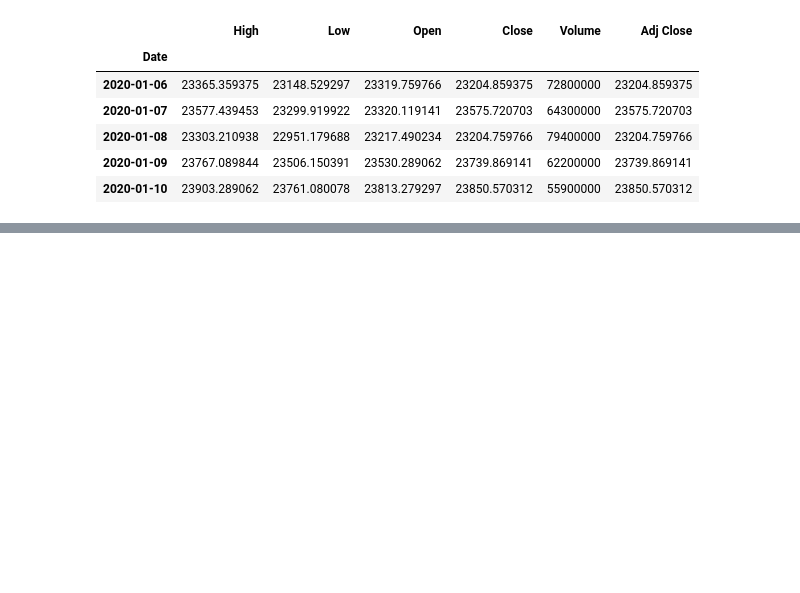
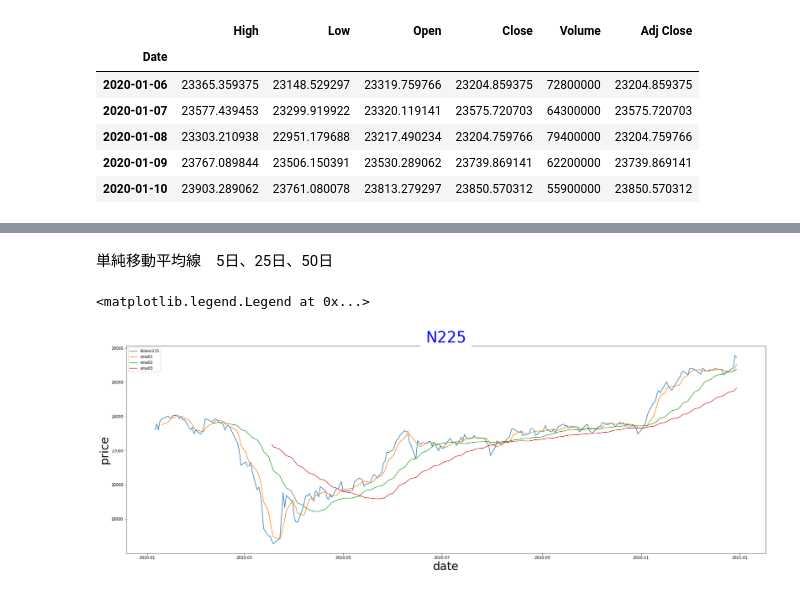
Before and after one commit to Charee-Villapong/for_practice, a Jupyter notebook: stockdata_analysis.ipynb, the cells around one changed output, grey strips where cells are left out. Cells and saved outputs as stored; diff of their text form; code cells hidden in the pictures; blank space fills up the shorter version.

```diff
--- a/stockdata_analysis.ipynb
+++ b/stockdata_analysis.ipynb
@@ -36,0 +39,24 @@ plt.plot(date,price)
+# %%
+span01 = 5
+span02 = 25
+span03 = 50
+
+df['sma01'] = price.rolling(window=span01).mean()
+df['sma02'] = price.rolling(window=span02).mean()
+df['sma03'] = price.rolling(window=span03).mean()
+# %% [markdown]
+単純移動平均線　5日、25日、50日
+# %%
+plt.figure(figsize=(30,10))
+plt.plot(date,price,label='Nikkei225')
+plt.plot(date,df['sma01'],label='sma01')
+plt.plot(date,df['sma02'],label='sma02')
+plt.plot(date,df['sma03'],label='sma03')
+
+plt.title('N225',color='blue',backgroundcolor='white',size=40,loc='center')
+plt.xlabel('date',color='black',size=30)
+plt.ylabel('price',color='black',size=30)
+plt.legend()
+# %% [output]
+<matplotlib.legend.Legend at 0x...>
+[figure, added]
```
Also changed, not shown: parts of 4 cells of this notebook.
